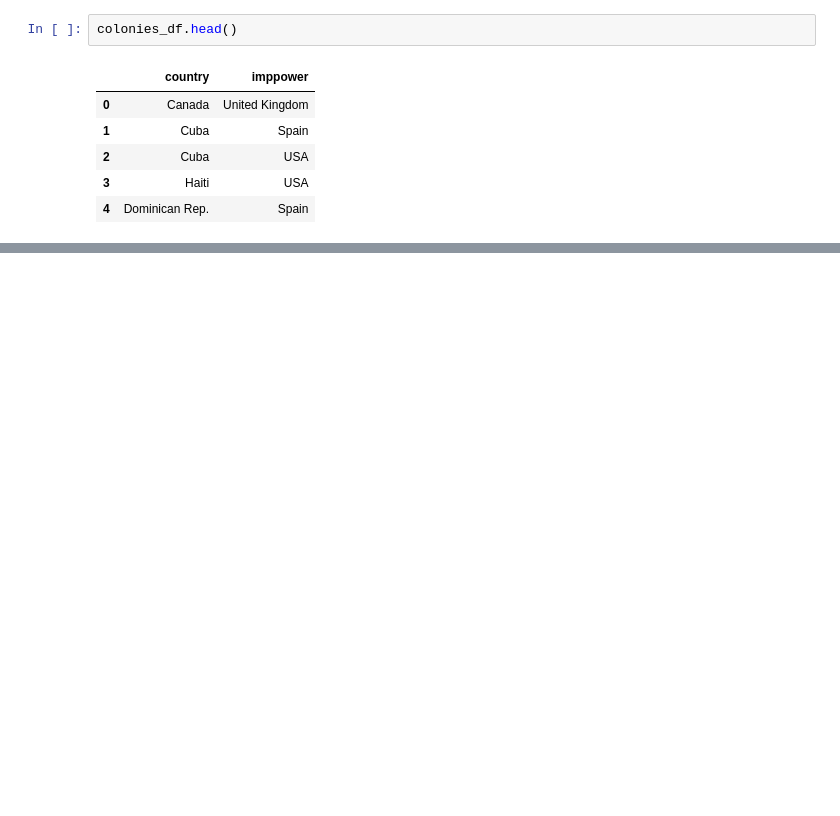
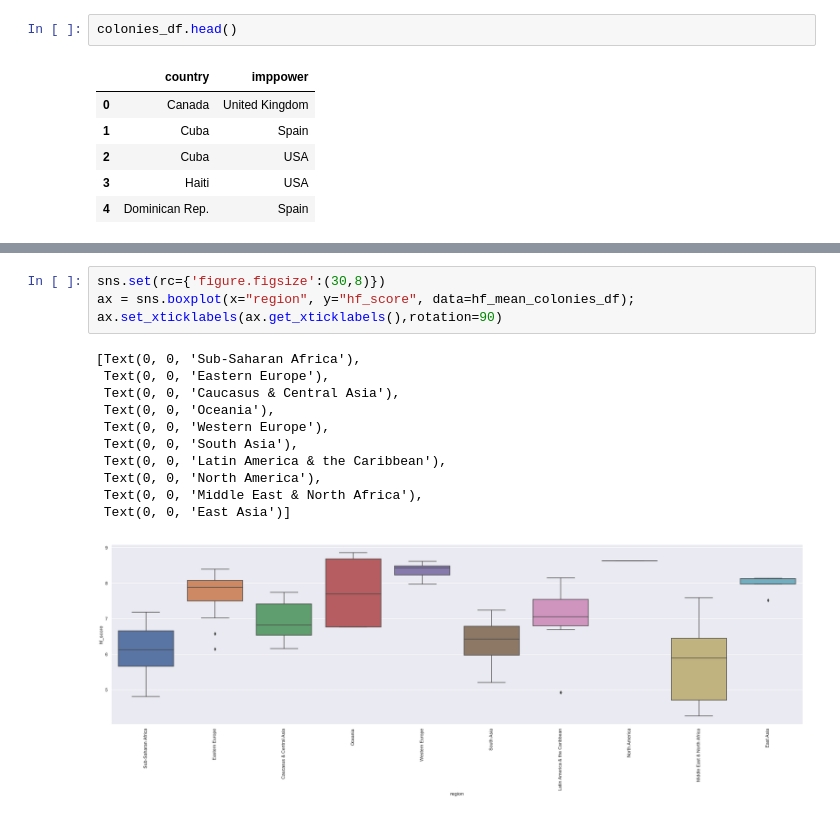
Before and after one commit to vaidehidalmia/human-freedom-index, a Jupyter notebook: notebooks/hf_colonies EDA.ipynb, the cells around one changed output, grey strips where cells are left out. Drawn from its saved outputs; the diff is of its cells as text; blank space fills up the shorter version.

```diff
--- a/notebooks/hf_colonies EDA.ipynb
+++ b/notebooks/hf_colonies EDA.ipynb
@@ -199,0 +245,16 @@ colonizer
+# %%
+sns.set(rc={'figure.figsize':(30,8)})
+ax = sns.boxplot(x="region", y="hf_score", data=hf_mean_colonies_df);
+ax.set_xticklabels(ax.get_xticklabels(),rotation=90)
+# %% [output]
+[Text(0, 0, 'Sub-Saharan Africa'),
+ Text(0, 0, 'Eastern Europe'),
+ Text(0, 0, 'Caucasus & Central Asia'),
+ Text(0, 0, 'Oceania'),
+ Text(0, 0, 'Western Europe'),
+ Text(0, 0, 'South Asia'),
+ Text(0, 0, 'Latin America & the Caribbean'),
+ Text(0, 0, 'North America'),
+ Text(0, 0, 'Middle East & North Africa'),
+ Text(0, 0, 'East Asia')]
+[figure, added]
```
Also changed, not shown: parts of 41 cells of this notebook, 7 other files.
